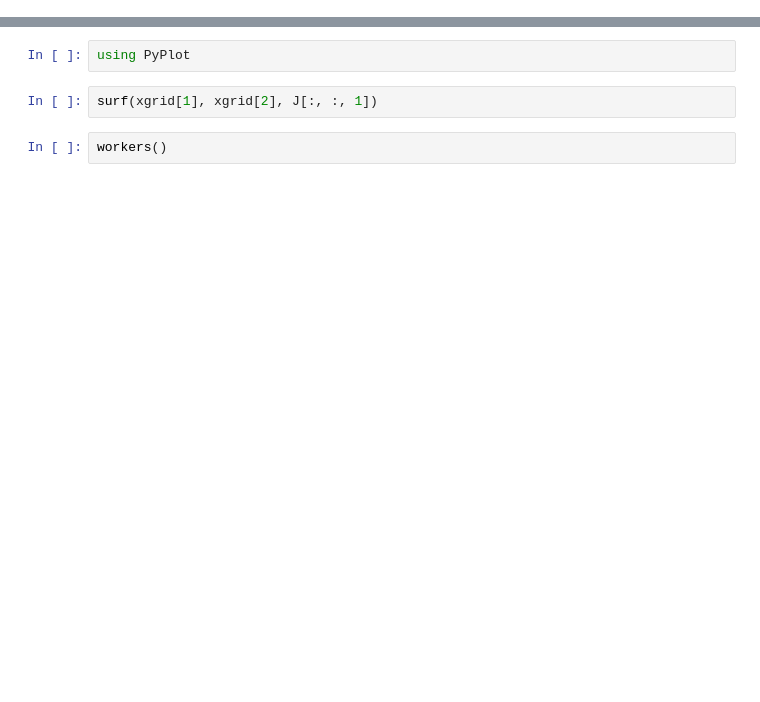
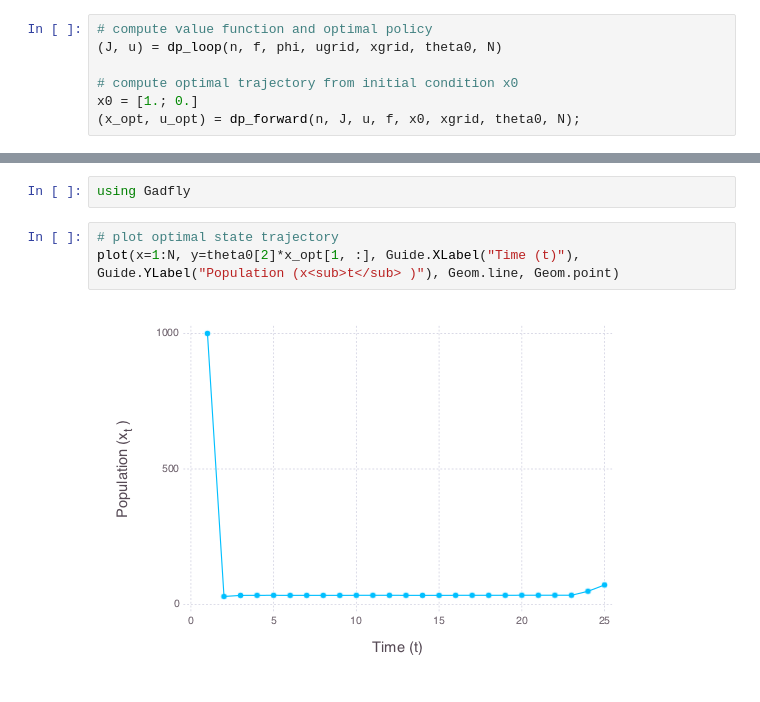
Before and after one commit to maidens/CDC-2016, a Jupyter notebook: src/DP_logistic_growth.ipynb, the cells around one changed output, grey strips where cells are left out. Saved outputs shown, nothing was run; the diff lists cells and outputs as text; blank space fills up the shorter version.

Commit message:
Include files used to generate figures

```diff
--- a/src/DP_logistic_growth.ipynb
+++ b/src/DP_logistic_growth.ipynb
@@ -121,0 +58,7 @@ plot(x=1:nx1, y=J[:, 25, N-1])
+# %%
+# compute value function and optimal policy
+(J, u) = dp_loop(n, f, phi, ugrid, xgrid, theta0, N)
+
+# compute optimal trajectory from initial condition x0
+x0 = [1.; 0.]
+(x_opt, u_opt) = dp_forward(n, J, u, f, x0, xgrid, theta0, N);
@@ -122,6 +83,7 @@ plot(x=1:nx1, y=J[:, 25, N-1])
 # %%
-using PyPlot
+using Gadfly
-# %%
-surf(xgrid[1], xgrid[2], J[:, :, 1])
-# %%
-workers()
+# %%
+# plot optimal state trajectory
+plot(x=1:N, y=theta0[2]*x_opt[1, :], Guide.XLabel("Time (t)"), Guide.YLabel("Population (x<sub>t</sub> )"), Geom.line, Geom.point)
+# %% [output]
+[figure, added]
```
Also changed, not shown: parts of 17 cells of this notebook, 8 other files.
